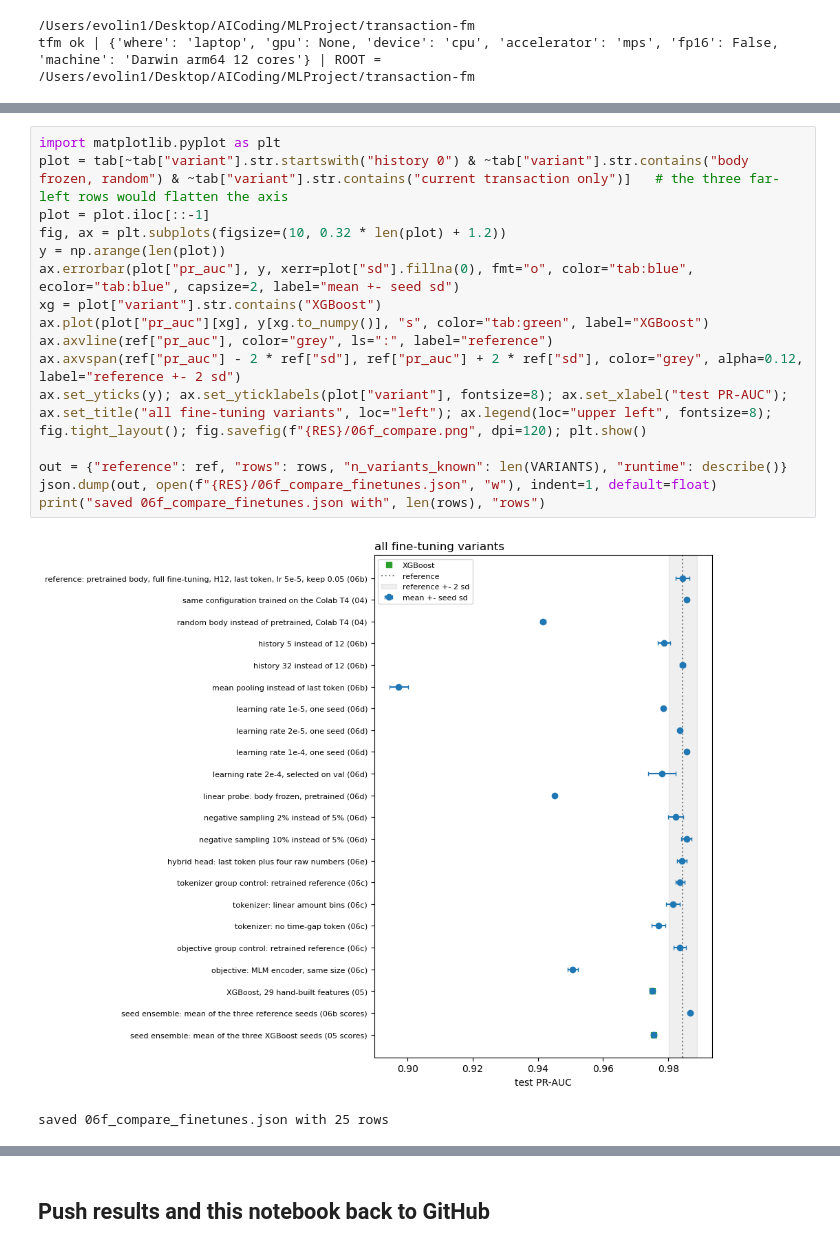
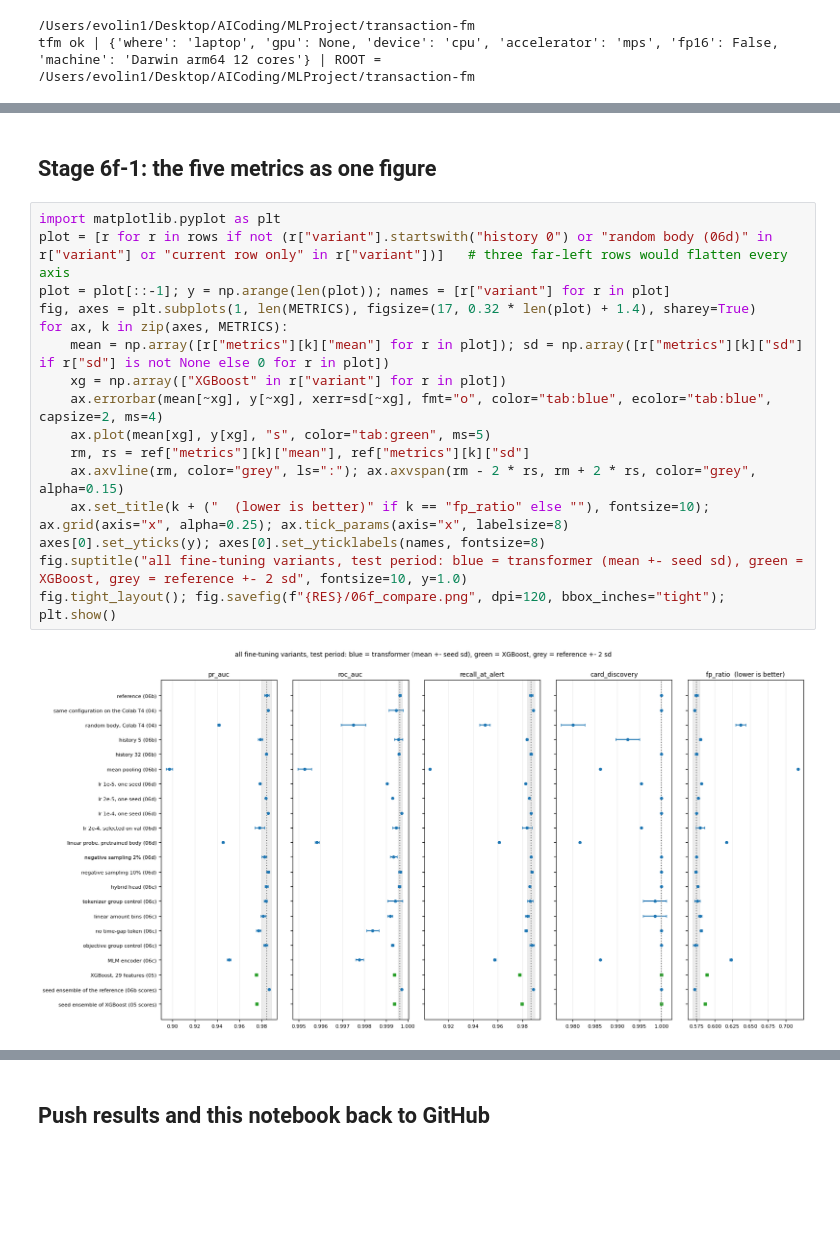
Before and after one commit to lb603487485/transaction-fm, a Jupyter notebook: notebooks/06f_compare_finetunes.ipynb, the cells around one changed output, grey strips where cells are left out. Cells and saved outputs as stored; diff of their text form; blank space fills up the shorter version.

```diff
--- a/notebooks/06f_compare_finetunes.ipynb
+++ b/notebooks/06f_compare_finetunes.ipynb
@@ -106,19 +107,20 @@ Three rows are left out of the figure because they would flatten the axis: histo
-# %%
-import matplotlib.pyplot as plt
-plot = tab[~tab["variant"].str.startswith("history 0") & ~tab["variant"].str.contains("body frozen, random") & ~tab["variant"].str.contains("current transaction only")]   # the three far-left rows would flatten the axis
-plot = plot.iloc[::-1]
-fig, ax = plt.subplots(figsize=(10, 0.32 * len(plot) + 1.2))
-y = np.arange(len(plot))
-ax.errorbar(plot["pr_auc"], y, xerr=plot["sd"].fillna(0), fmt="o", color="tab:blue", ecolor="tab:blue", capsize=2, label="mean +- seed sd")
-xg = plot["variant"].str.contains("XGBoost")
-ax.plot(plot["pr_auc"][xg], y[xg.to_numpy()], "s", color="tab:green", label="XGBoost")
-ax.axvline(ref["pr_auc"], color="grey", ls=":", label="reference")
-ax.axvspan(ref["pr_auc"] - 2 * ref["sd"], ref["pr_auc"] + 2 * ref["sd"], color="grey", alpha=0.12, label="reference +- 2 sd")
-ax.set_yticks(y); ax.set_yticklabels(plot["variant"], fontsize=8); ax.set_xlabel("test PR-AUC"); ax.set_title("all fine-tuning variants", loc="left"); ax.legend(loc="upper left", fontsize=8); fig.tight_layout(); fig.savefig(f"{RES}/06f_compare.png", dpi=120); plt.show()
-
-out = {"reference": ref, "rows": rows, "n_variants_known": len(VARIANTS), "runtime": describe()}
-json.dump(out, open(f"{RES}/06f_compare_finetunes.json", "w"), indent=1, default=float)
-print("saved 06f_compare_finetunes.json with", len(rows), "rows")
-# %% [output]
-[figure, removed]
-saved 06f_compare_finetunes.json with 25 rows
+# %% [markdown]
+## Stage 6f-1: the five metrics as one figure
+# %%
+import matplotlib.pyplot as plt
+plot = [r for r in rows if not (r["variant"].startswith("history 0") or "random body (06d)" in r["variant"] or "current row only" in r["variant"])]   # three far-left rows would flatten every axis
+plot = plot[::-1]; y = np.arange(len(plot)); names = [r["variant"] for r in plot]
+fig, axes = plt.subplots(1, len(METRICS), figsize=(17, 0.32 * len(plot) + 1.4), sharey=True)
+for ax, k in zip(axes, METRICS):
+    mean = np.array([r["metrics"][k]["mean"] for r in plot]); sd = np.array([r["metrics"][k]["sd"] if r["sd"] is not None else 0 for r in plot])
+    xg = np.array(["XGBoost" in r["variant"] for r in plot])
+    ax.errorbar(mean[~xg], y[~xg], xerr=sd[~xg], fmt="o", color="tab:blue", ecolor="tab:blue", capsize=2, ms=4)
+    ax.plot(mean[xg], y[xg], "s", color="tab:green", ms=5)
+    rm, rs = ref["metrics"][k]["mean"], ref["metrics"][k]["sd"]
+    ax.axvline(rm, color="grey", ls=":"); ax.axvspan(rm - 2 * rs, rm + 2 * rs, color="grey", alpha=0.15)
+    ax.set_title(k + ("  (lower is better)" if k == "fp_ratio" else ""), fontsize=10); ax.grid(axis="x", alpha=0.25); ax.tick_params(axis="x", labelsize=8)
+axes[0].set_yticks(y); axes[0].set_yticklabels(names, fontsize=8)
+fig.suptitle("all fine-tuning variants, test period: blue = transformer (mean +- seed sd), green = XGBoost, grey = reference +- 2 sd", fontsize=10, y=1.0)
+fig.tight_layout(); fig.savefig(f"{RES}/06f_compare.png", dpi=120, bbox_inches="tight"); plt.show()
+# %% [output]
+[figure, added]
```
Also changed, not shown: parts of 10 cells of this notebook, 8 other files.
